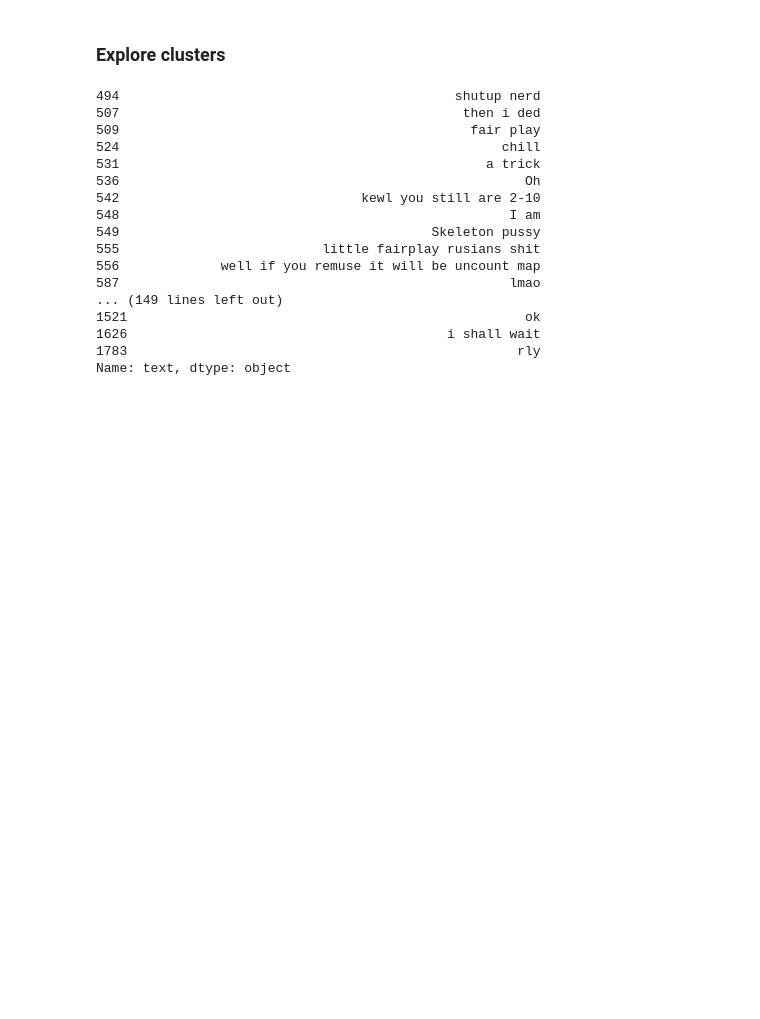
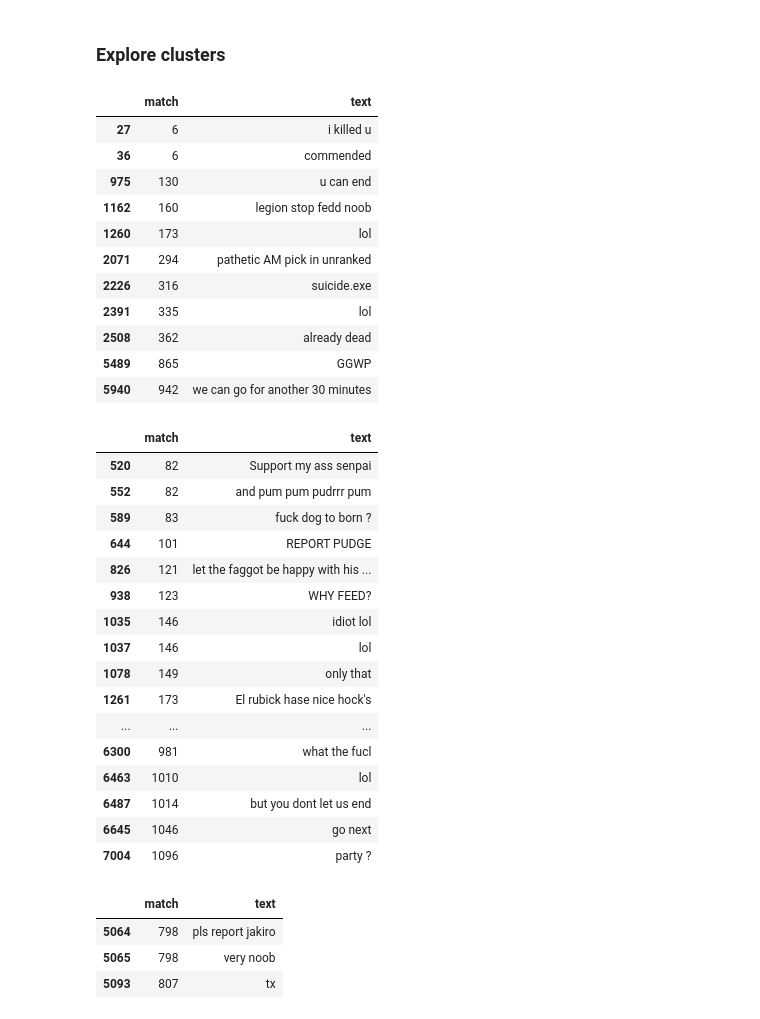
Before and after one commit to csralvall/online_game_toxicity, a Jupyter notebook: clustering_ftt.ipynb, the cells around one changed output. Saved outputs shown, nothing was run; the diff lists cells and outputs as text; code cells hidden in the pictures; blank space fills up the shorter version.

```diff
--- a/clustering_ftt.ipynb
+++ b/clustering_ftt.ipynb
@@ -322,22 +274,44 @@ dtype: float64
 # %% [markdown]
 ### Explore clusters
 # %%
-ftt_group.get_group(23)['text']
+ftt_group.get_group(15)[['match','text']]
 # %% [output]
-494                                           shutup nerd
-507                                            then i ded
-509                                             fair play
-524                                                 chill
-531                                               a trick
-536                                                    Oh
-542                               kewl you still are 2-10
-548                                                  I am
-549                                        Skeleton pussy
-555                          little fairplay rusians shit
-556             well if you remuse it will be uncount map
-587                                                  lmao
-... (149 lines left out)
-1521                                                   ok
-1626                                         i shall wait
-1783                                                  rly
-Name: text, dtype: object
+|  | match | text |
+| 27 | 6 | i killed u |
+| 36 | 6 | commended |
+| 975 | 130 | u can end |
+| 1162 | 160 | legion stop fedd noob |
+| 1260 | 173 | lol |
+| 2071 | 294 | pathetic AM pick in unranked |
+| 2226 | 316 | suicide.exe |
+| 2391 | 335 | lol |
+| 2508 | 362 | already dead |
+| 5489 | 865 | GGWP |
+| 5940 | 942 | we can go for another 30 minutes |
+# %%
+ftt_group.get_group(4)[['match','text']]
+# %% [output]
+|  | match | text |
+| 520 | 82 | Support my ass senpai |
+| 552 | 82 | and pum pum pudrrr pum |
+| 589 | 83 | fuck dog to born ? |
+| 644 | 101 | REPORT PUDGE |
+| 826 | 121 | let the faggot be happy with his ... |
+| 938 | 123 | WHY FEED? |
+| 1035 | 146 | idiot lol |
+| 1037 | 146 | lol |
+| 1078 | 149 | only that |
+| 1261 | 173 | El rubick hase nice hock's |
+| ... | ... | ... |
+| 6300 | 981 | what the fucl |
+| 6463 | 1010 | lol |
+| 6487 | 1014 | but you dont let us end |
+| 6645 | 1046 | go next |
+| 7004 | 1096 | party ? |
+# %%
+ftt_group.get_group(35)[['match','text']]
+# %% [output]
+|  | match | text |
+| 5064 | 798 | pls report jakiro |
+| 5065 | 798 | very noob |
+| 5093 | 807 | tx |
```
Also changed, not shown: parts of 26 cells of this notebook.
